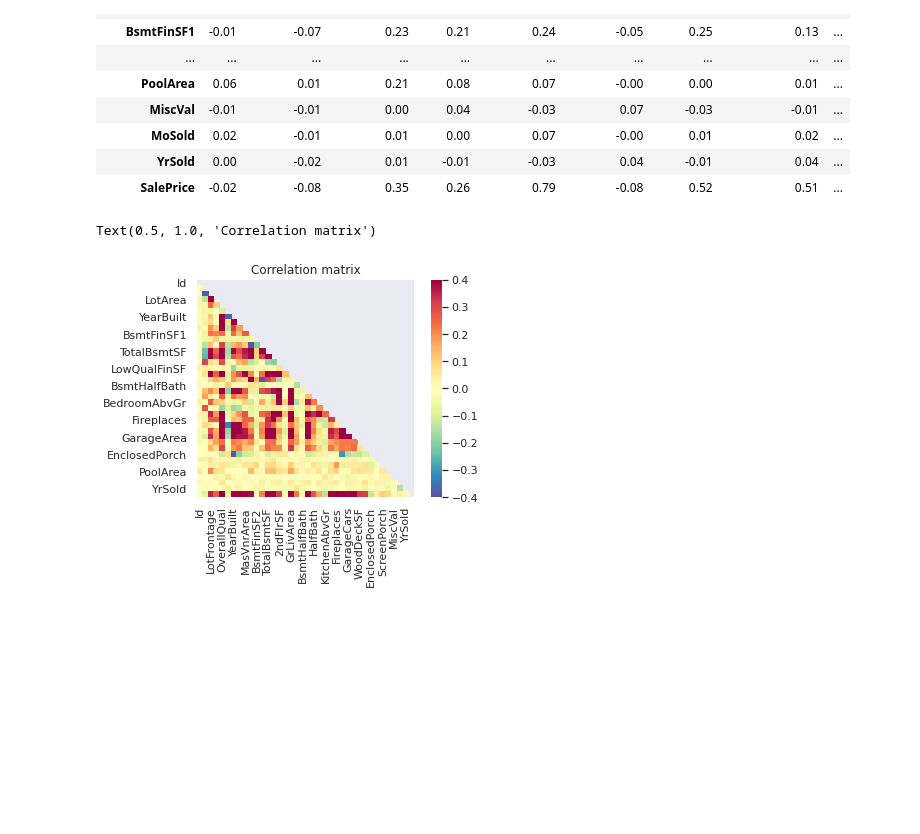
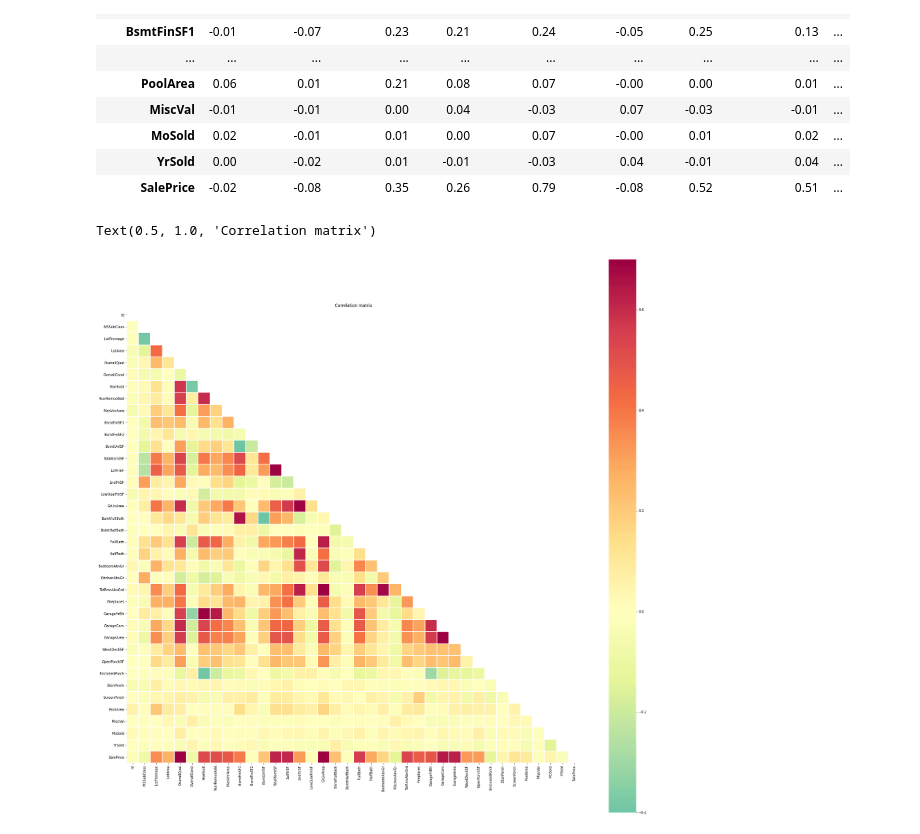
Before and after one commit to CSC345DSLoveYou/HousePrice_DSLoveyou, a Jupyter notebook: HousePrices_DSLoveYou.ipynb, the cells around one changed output. Cells and saved outputs as stored; diff of their text form; code cells hidden in the pictures; blank space fills up the shorter version.

```diff
--- a/HousePrices_DSLoveYou.ipynb
+++ b/HousePrices_DSLoveYou.ipynb
@@ -139,9 +153,10 @@ dfTrain.corr().round(2)
 # %%
 corrs = dfTrain.corr()
 mask = np.zeros_like(corrs)
 mask[np.triu_indices_from(mask)] = True
-sns.heatmap(corrs, cmap='Spectral_r', mask=mask, square=True, vmin=-.4, vmax=.4)
+plt.figure(figsize=(30,30))
+sns.heatmap(corrs, cmap='Spectral_r', mask=mask, square=True, vmin=-.4, vmax=.7, linewidths=1,center= 0)
 plt.title('Correlation matrix')
 # %% [output]
 Text(0.5, 1.0, 'Correlation matrix')
-[figure, old version]
+[figure, new version]
```
Also changed, not shown: parts of 14 cells of this notebook.
